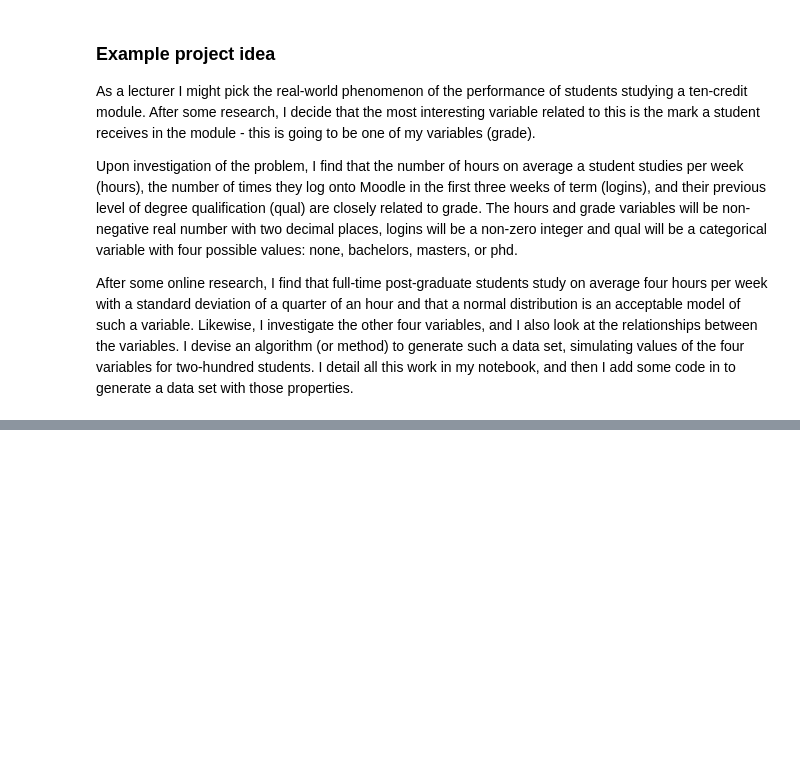
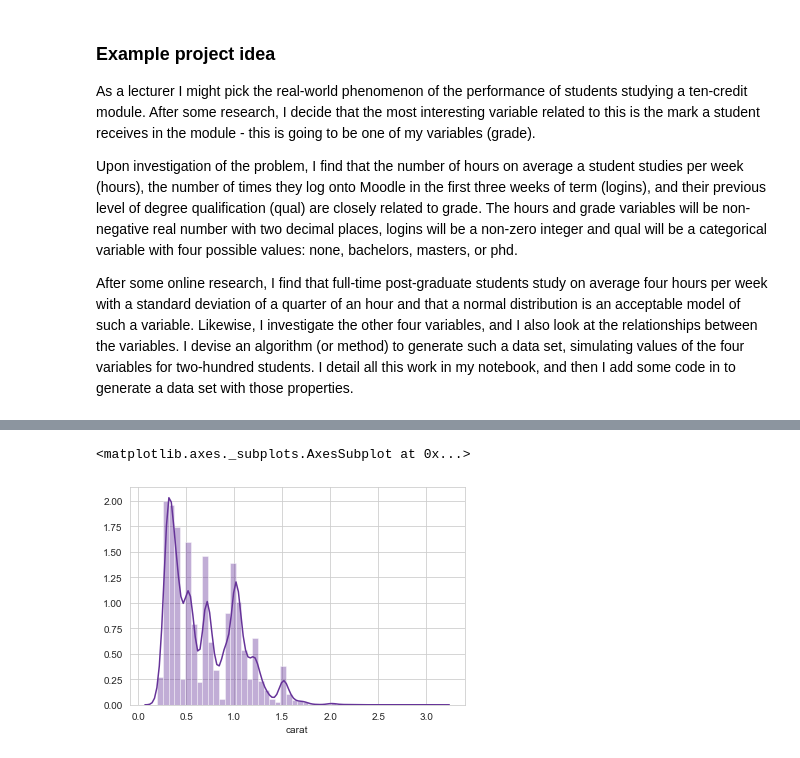
Before and after one commit to JuliaMal/ProgDA_Project2, a Jupyter notebook: Project2.ipynb, the cells around one changed output, grey strips where cells are left out. Drawn from its saved outputs; the diff is of its cells as text; code cells hidden in the pictures; blank space fills up the shorter version.

```diff
--- a/Project2.ipynb
+++ b/Project2.ipynb
@@ -46,0 +111,6 @@ I add some code in to generate a data set with those properties.
+# %%
+sns.set_style("whitegrid")
+sns.distplot(df['carat'], color="rebeccapurple")
+# %% [output]
+<matplotlib.axes._subplots.AxesSubplot at 0x...>
+[figure, added]
```
Also changed, not shown: parts of 25 cells of this notebook, 2 other files.
